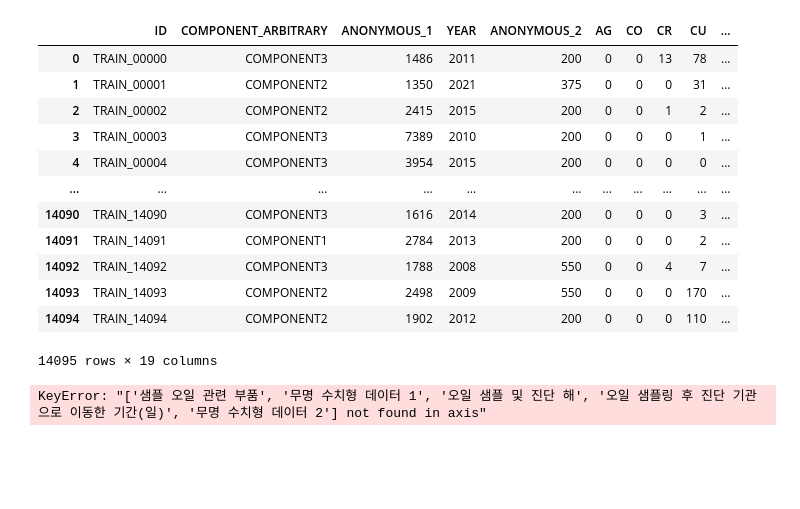
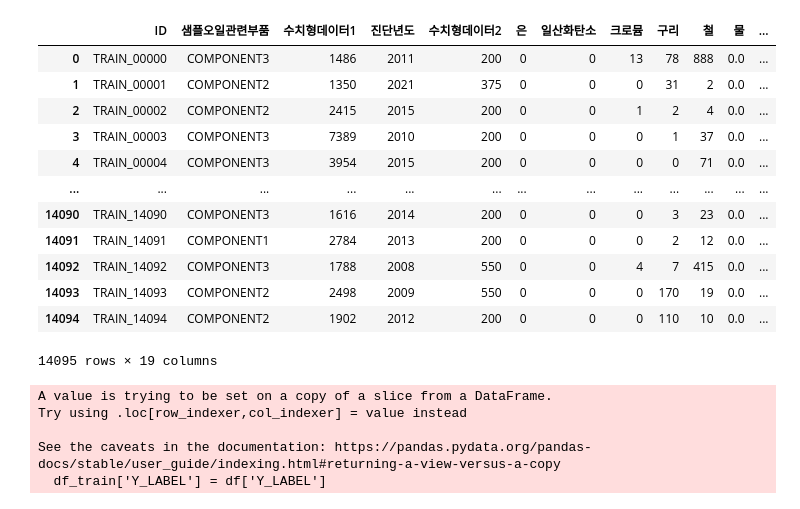
Before and after one commit to YoonJiHwan98/Sejoing_Univ_3-2, a Jupyter notebook: construct_Oil/data_EDA.ipynb, the cells around one changed output. Drawn from its saved outputs; the diff is of its cells as text; code cells hidden in the pictures; blank space fills up the shorter version.

```diff
--- a/construct_Oil/data_EDA.ipynb
+++ b/construct_Oil/data_EDA.ipynb
@@ -13,3 +18,3 @@ plt.rc('font', family=font_name)
 # %%
-train = pd.read_csv(r'C:\Users\yoon9\PycharmProjects\Sejong_Project\data\construct_Oil_data\train.csv')
-train
+df = pd.read_csv(r'C:\Users\yoon9\PycharmProjects\Sejong_Project\data\construct_Oil_data\train.csv',encoding = 'cp949')
+test = pd.read_csv(r'C:\Users\yoon9\PycharmProjects\Sejong_Project\data\construct_Oil_data\test.csv',encoding = 'cp949')
@@ -30,3 +20,0 @@ train
-# %%
-test = pd.read_csv(r'C:\Users\yoon9\PycharmProjects\Sejong_Project\data\construct_Oil_data\test.csv')
-test
@@ -47 +21,4 @@ test
+# %%
+test = test.rename(columns={'ANONYMOUS_1' : '수치형데이터1','ANONYMOUS_2' : '수치형데이터2','COMPONENT_ARBITRARY':'샘플오일관련부품','AG':'은','CO':'일산화탄소','CR':'크로뮴','CU':'구리','FE':'철','H2O':'물','MN':'망가니즈','MO':'몰리브데넘','NI':'니켈','TI':'타이타늄','V':'바나듐','ZN':'아연','PQINDEX':'입자 정량 지수','V40':'점도 40도','YEAR':'진단년도'})
+df = df.rename(columns={'ANONYMOUS_1' : '수치형데이터1','ANONYMOUS_2' : '수치형데이터2','COMPONENT_ARBITRARY':'샘플오일관련부품','AG':'은','CO':'일산화탄소','CR':'크로뮴','CU':'구리','FE':'철','H2O':'물','MN':'망가니즈','MO':'몰리브데넘','NI':'니켈','TI':'타이타늄','V':'바나듐','ZN':'아연','PQINDEX':'입자 정량 지수','V40':'점도 40도','YEAR':'진단년도'})
 # %% [markdown]
@@ -77,2 +29,0 @@ train = train.drop(columns=drop_columns)
-# %%
-df = train.rename(columns={'COMPONENT_ARBITRARY' : '샘플 오일 관련 부품','ANONYMOUS_1' : '무명 수치형 데이터 1','YEAR' : '오일 샘플 및 진단 해','SAMPLE_TRANSFER_DAY':'오일 샘플링 후 진단 기관으로 이동한 기간(일)','ANONYMOUS_2' : '무명 수치형 데이터 2','PQINDEX' : '입자 정량 지수','V40' : '점도 (40도)'})
@@ -81,20 +65,16 @@ test_columns_list = test.columns
 # %%
-train[test_columns_list]
+df[test_columns_list]
 # %% [output]
-|  | ID | COMPONENT_ARBITRARY | ANONYMOUS_1 | YEAR | ANONYMOUS_2 | AG | CO | CR | CU | ... |
-| 0 | TRAIN_00000 | COMPONENT3 | 1486 | 2011 | 200 | 0 | 0 | 13 | 78 | ... |
-| 1 | TRAIN_00001 | COMPONENT2 | 1350 | 2021 | 375 | 0 | 0 | 0 | 31 | ... |
-| 2 | TRAIN_00002 | COMPONENT2 | 2415 | 2015 | 200 | 0 | 0 | 1 | 2 | ... |
-| 3 | TRAIN_00003 | COMPONENT3 | 7389 | 2010 | 200 | 0 | 0 | 0 | 1 | ... |
-| 4 | TRAIN_00004 | COMPONENT3 | 3954 | 2015 | 200 | 0 | 0 | 0 | 0 | ... |
-| ... | ... | ... | ... | ... | ... | ... | ... | ... | ... | ... |
-| 14090 | TRAIN_14090 | COMPONENT3 | 1616 | 2014 | 200 | 0 | 0 | 0 | 3 | ... |
-| 14091 | TRAIN_14091 | COMPONENT1 | 2784 | 2013 | 200 | 0 | 0 | 0 | 2 | ... |
-| 14092 | TRAIN_14092 | COMPONENT3 | 1788 | 2008 | 550 | 0 | 0 | 4 | 7 | ... |
-| 14093 | TRAIN_14093 | COMPONENT2 | 2498 | 2009 | 550 | 0 | 0 | 0 | 170 | ... |
-| 14094 | TRAIN_14094 | COMPONENT2 | 1902 | 2012 | 200 | 0 | 0 | 0 | 110 | ... |
+|  | ID | 샘플오일관련부품 | 수치형데이터1 | 진단년도 | 수치형데이터2 | 은 | 일산화탄소 | 크로뮴 | 구리 | 철 | 물 | ... |
+| 0 | TRAIN_00000 | COMPONENT3 | 1486 | 2011 | 200 | 0 | 0 | 13 | 78 | 888 | 0.0 | ... |
+| 1 | TRAIN_00001 | COMPONENT2 | 1350 | 2021 | 375 | 0 | 0 | 0 | 31 | 2 | 0.0 | ... |
+| 2 | TRAIN_00002 | COMPONENT2 | 2415 | 2015 | 200 | 0 | 0 | 1 | 2 | 4 | 0.0 | ... |
+| 3 | TRAIN_00003 | COMPONENT3 | 7389 | 2010 | 200 | 0 | 0 | 0 | 1 | 37 | 0.0 | ... |
+| 4 | TRAIN_00004 | COMPONENT3 | 3954 | 2015 | 200 | 0 | 0 | 0 | 0 | 71 | 0.0 | ... |
+| ... | ... | ... | ... | ... | ... | ... | ... | ... | ... | ... | ... | ... |
+| 14090 | TRAIN_14090 | COMPONENT3 | 1616 | 2014 | 200 | 0 | 0 | 0 | 3 | 23 | 0.0 | ... |
+| 14091 | TRAIN_14091 | COMPONENT1 | 2784 | 2013 | 200 | 0 | 0 | 0 | 2 | 12 | 0.0 | ... |
+| 14092 | TRAIN_14092 | COMPONENT3 | 1788 | 2008 | 550 | 0 | 0 | 4 | 7 | 415 | 0.0 | ... |
+| 14093 | TRAIN_14093 | COMPONENT2 | 2498 | 2009 | 550 | 0 | 0 | 0 | 170 | 19 | 0.0 | ... |
+| 14094 | TRAIN_14094 | COMPONENT2 | 1902 | 2012 | 200 | 0 | 0 | 0 | 110 | 10 | 0.0 | ... |
 14095 rows × 19 columns
-# %%
-columns_list = train.drop(columns=['ID','샘플 오일 관련 부품','무명 수치형 데이터 1', '오일 샘플 및 진단 해', '오일 샘플링 후 진단 기관으로 이동한 기간(일)','무명 수치형 데이터 2']).columns
-# %% [output]
-KeyError: "['샘플 오일 관련 부품', '무명 수치형 데이터 1', '오일 샘플 및 진단 해', '오일 샘플링 후 진단 기관으로 이동한 기간(일)', '무명 수치형 데이터 2'] not found in axis"
@@ -110,0 +83,8 @@ columns_list
+# %%
+df_train['Y_LABEL'] = df['Y_LABEL']
+# %% [output]
+A value is trying to be set on a copy of a slice from a DataFrame.
+Try using .loc[row_indexer,col_indexer] = value instead
+
+See the caveats in the documentation: https://pandas.pydata.org/pandas-docs/stable/user_guide/indexing.html#returning-a-view-versus-a-copy
+  df_train['Y_LABEL'] = df['Y_LABEL']
```
Also changed, not shown: parts of 43 cells of this notebook, 2 other files.
